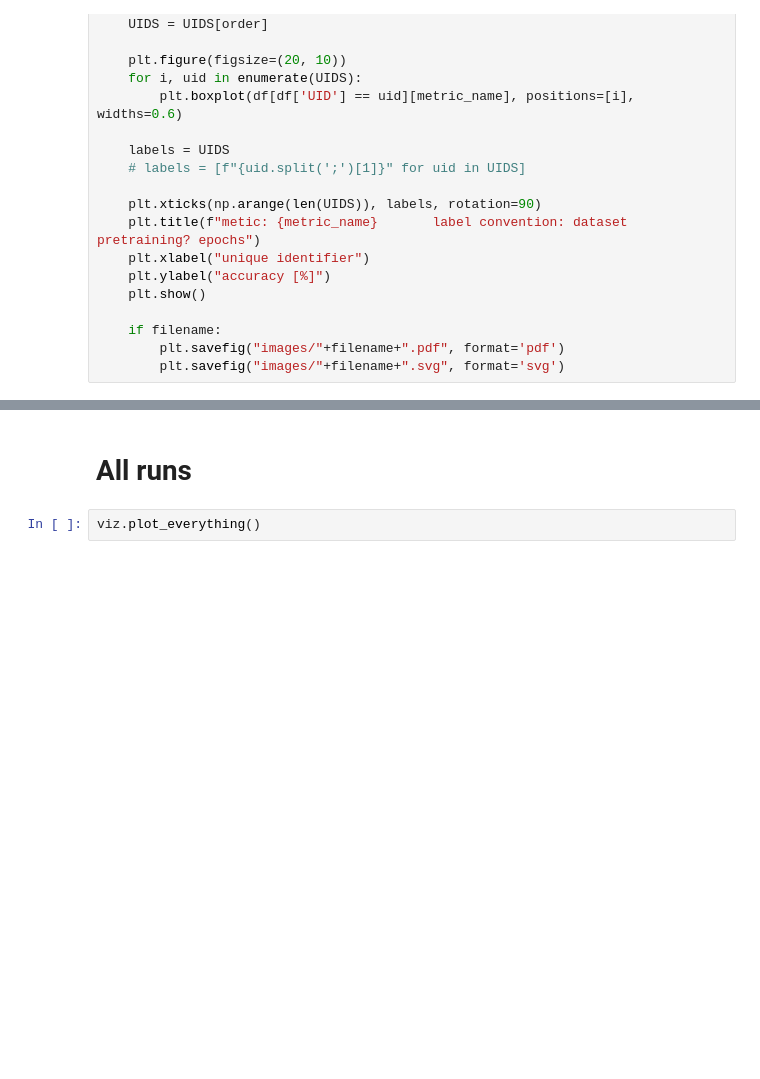
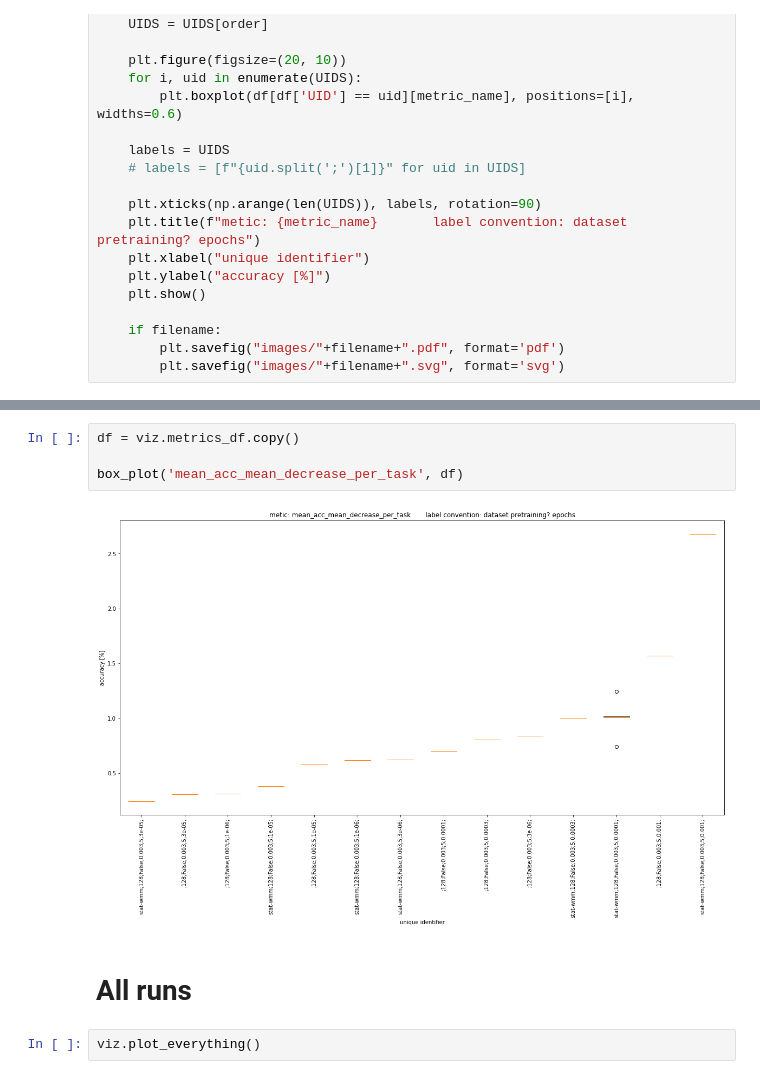
Before and after one commit to jsobolew/mgr, a Jupyter notebook: myCode/Results visualization/ResNet18/results_viz Con Loss.ipynb, the cells around one changed output, grey strips where cells are left out. Cells and saved outputs as stored; diff of their text form; blank space fills up the shorter version.

```diff
--- a/myCode/Results visualization/ResNet18/results_viz Con Loss.ipynb
+++ b/myCode/Results visualization/ResNet18/results_viz Con Loss.ipynb
@@ -78,3 +81,9 @@ df
+# %%
+df = viz.metrics_df.copy()
+
+box_plot('mean_acc_mean_decrease_per_task', df)
+# %% [output]
+[figure, added]
 # %% [markdown]
 # All runs
 # %%
```
Also changed, not shown: parts of 3 cells of this notebook, 23 other files.
